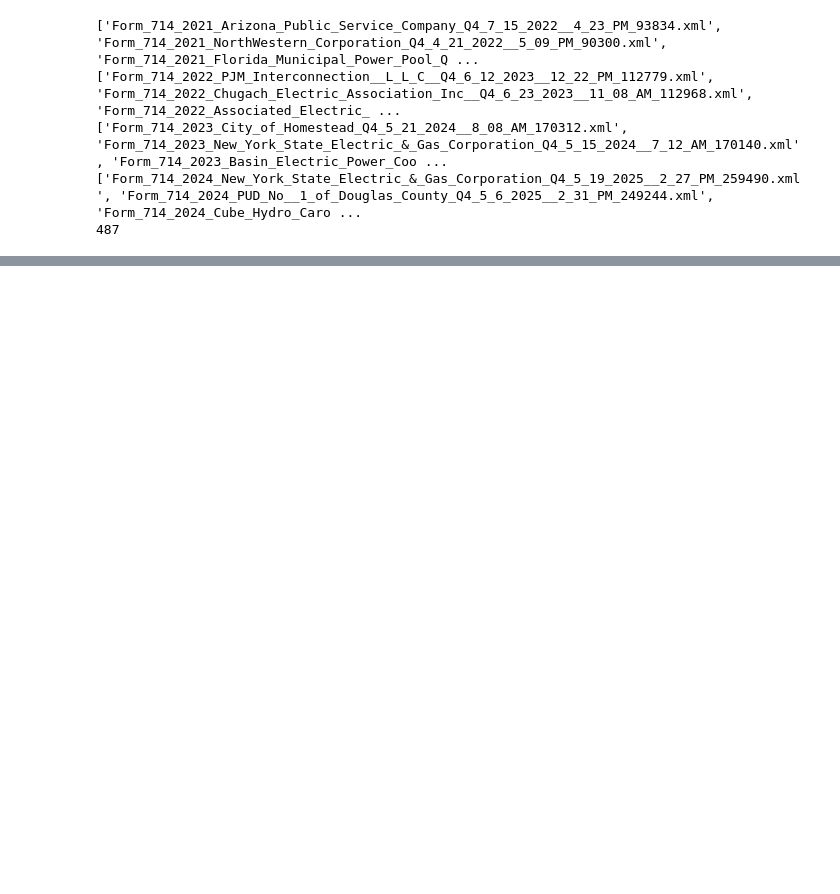
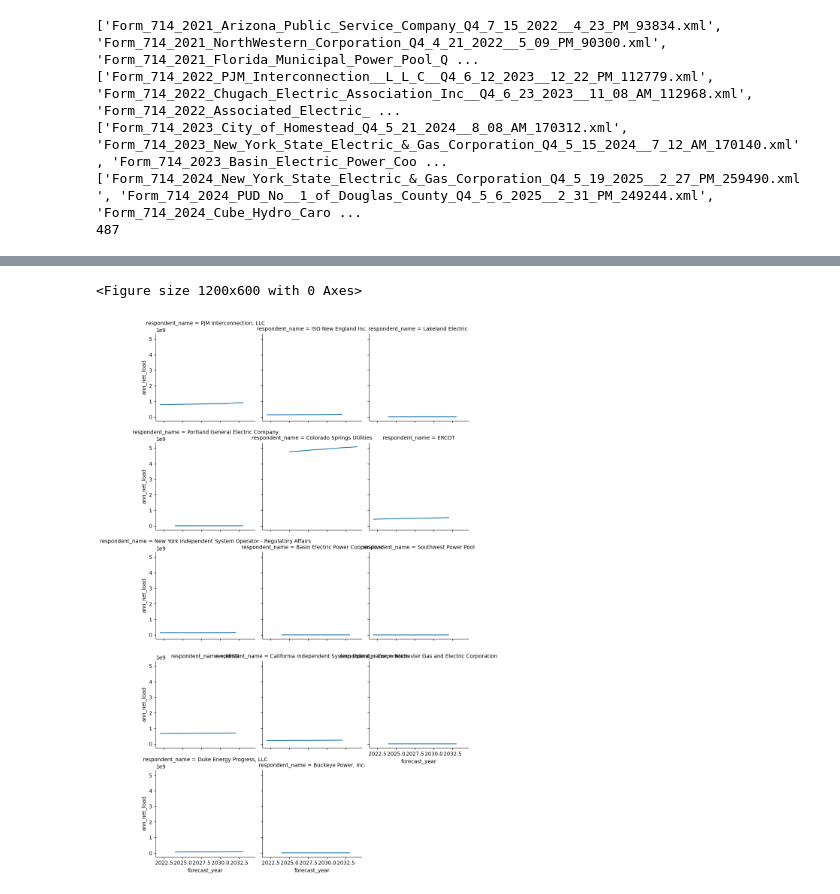
Before and after one commit to aangelsalazarr/ferc_data_project, a Jupyter notebook: eforms/unifying_714.ipynb, the cells around one changed output, grey strips where cells are left out. Drawn from its saved outputs; the diff is of its cells as text; code cells hidden in the pictures; blank space fills up the shorter version.

```diff
--- a/eforms/unifying_714.ipynb
+++ b/eforms/unifying_714.ipynb
@@ -71,0 +82,12 @@ Below is the prompt results for the 2021 file directory, which we will be using
+# %%
+def return_dir_files(dir_path: str, file_type="xml"):
+    '''
+    Given a directory path, return file names contained within of defined f type
+    '''
+    files = []
+
+    for file in os.listdir(dir_path):
+        if file.endswith(f'.{file_type}'):
+            files.append(os.path.join(dir_path, file))
+
+    return files
@@ -71,0 +184,12 @@ Below is the prompt results for the 2021 file directory, which we will be using
+# %%
+# function to combine dataframes
+def combine_ferc_files(xml_fpaths: list):
+
+    # master df where we will aggregate all xml datasets
+    master_df = pd.DataFrame()
+
+    for xml_fpath in xml_fpaths:
+        temp_df = return_ferc_forecasts(xml_fpath=xml_fpath)
+        master_df = pd.concat([master_df, temp_df])
+
+    return master_df
@@ -71,0 +199,2 @@ Below is the prompt results for the 2021 file directory, which we will be using
+# %%
+df = combine_ferc_files(xml_fpaths=return_dir_files(dir_path='collected_form_714_files'))
@@ -71,0 +222,11 @@ Below is the prompt results for the 2021 file directory, which we will be using
+# %%
+plt.figure(figsize=[12,6])
+
+g = sns.FacetGrid(data=df, col='respondent_name', col_wrap=3)
+
+g.map(sns.lineplot, 'forecast_year', 'ann_net_load')
+
+plt.show()
+# %% [output]
+<Figure size 1200x600 with 0 Axes>
+[figure, added]
```
Also changed, not shown: parts of 10 cells of this notebook, 16 other files.
